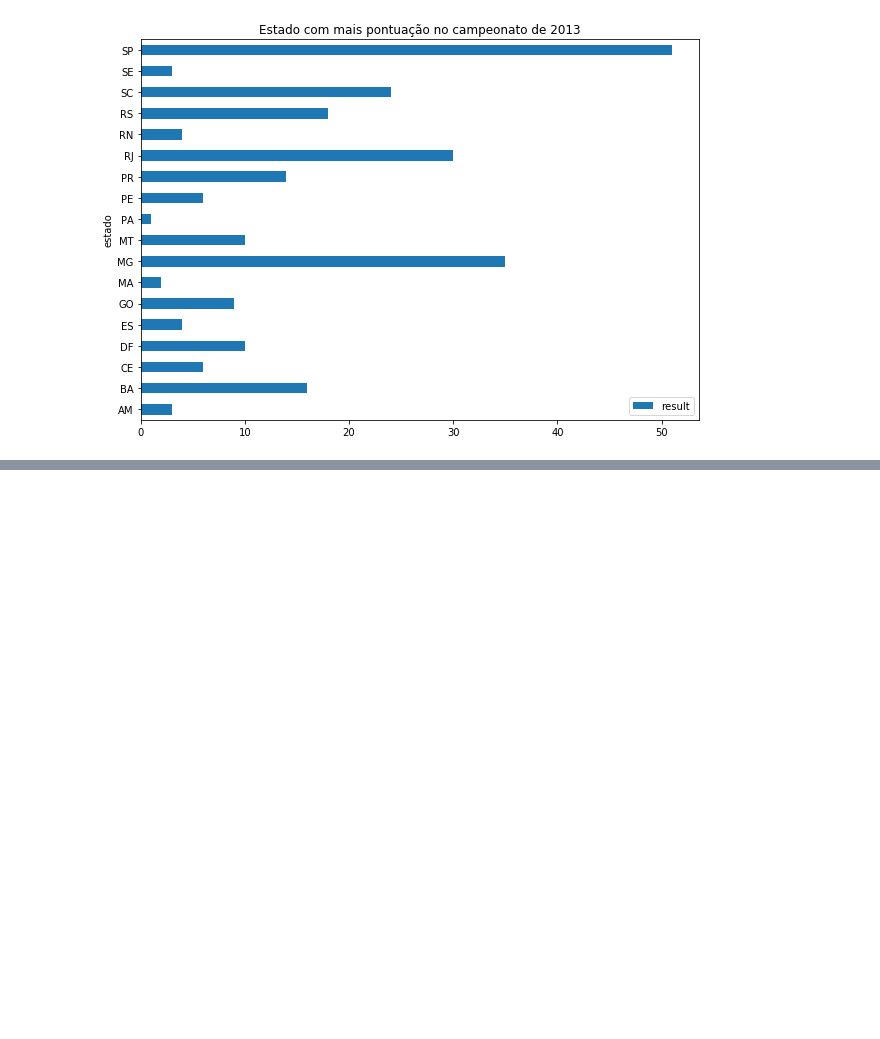
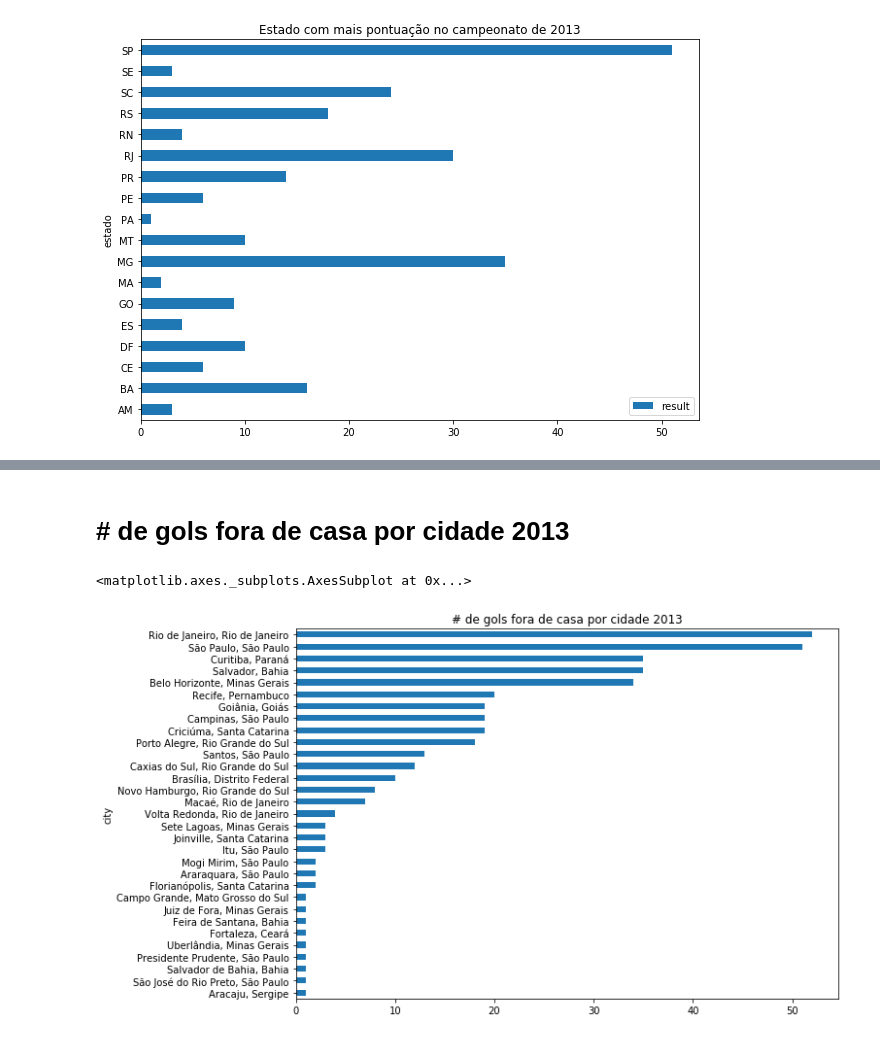
Before and after one commit to hlapa/brazilian_soccer_prediction, a Jupyter notebook: EDA.ipynb, the cells around one changed output, grey strips where cells are left out. Drawn from its saved outputs; the diff is of its cells as text; code cells hidden in the pictures; blank space fills up the shorter version.

```diff
--- a/EDA.ipynb
+++ b/EDA.ipynb
@@ -208,0 +190,7 @@ diferença entre posições dos times(ega o primeiro contra o décimo nono)
+# %% [markdown]
+# # de gols fora de casa por cidade 2013
+# %%
+df_2013.groupby('city').count()['away_team_score'].sort_values().plot.barh(figsize=(10,7),title='# de gols fora de casa por cidade 2013')
+# %% [output]
+<matplotlib.axes._subplots.AxesSubplot at 0x...>
+[figure, added]
```
Also changed, not shown: parts of 72 cells of this notebook, 1 other file.
